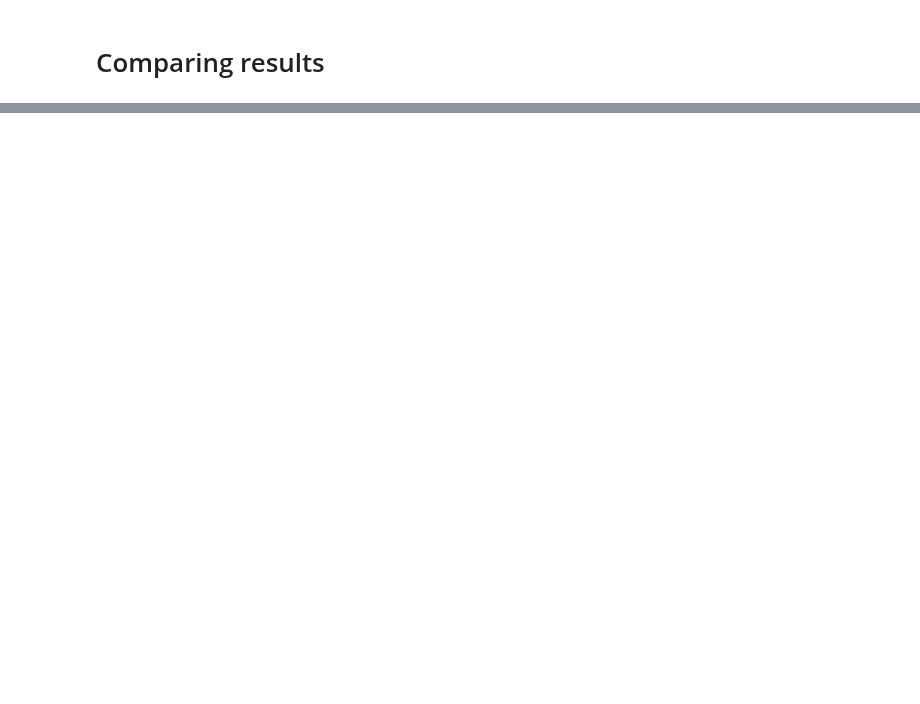
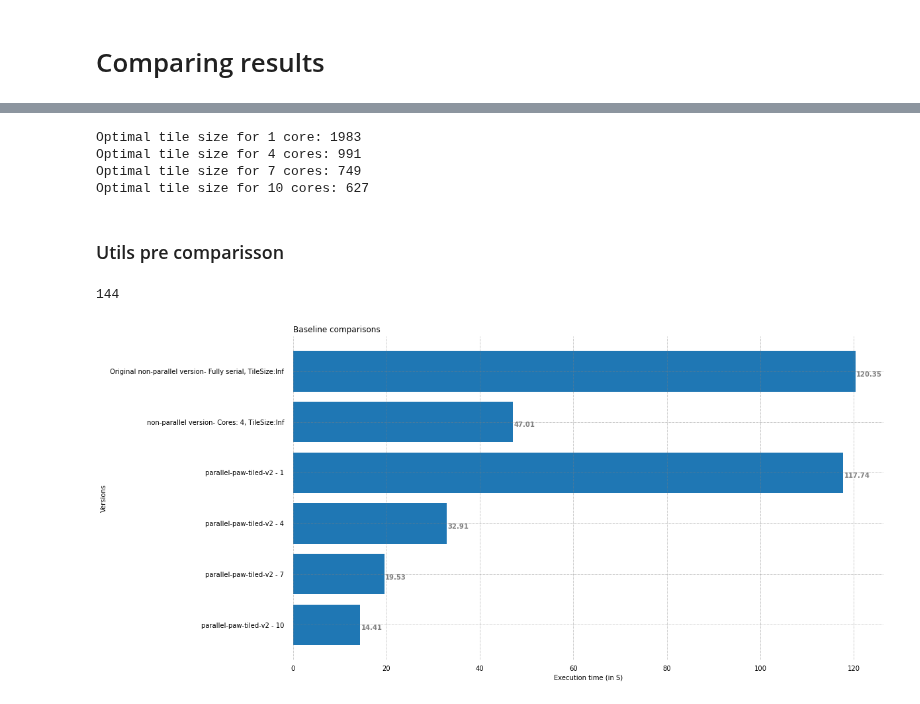
Before and after one commit to mgltorsa/Cetus-Paw-Tiling-Experiments, a Jupyter notebook: tiling/experiments/tileSize/matrix-multiplication/mm-notebook.ipynb, the cells around one changed output, grey strips where cells are left out. Saved outputs shown, nothing was run; the diff lists cells and outputs as text; code cells hidden in the pictures; blank space fills up the shorter version.

```diff
--- a/tiling/experiments/tileSize/matrix-multiplication/mm-notebook.ipynb
+++ b/tiling/experiments/tileSize/matrix-multiplication/mm-notebook.ipynb
@@ -635,0 +569,65 @@ comparing_to_baseline(baseline_data,parallel_baseline_data,comparing_dataframes)
+# %%
+single_core_ts_lv2= math.sqrt(cache_size_in_bytes/(3 * type_size_in_bytes * 1 ))
+four_core_ts_lv2 = math.sqrt(cache_size_in_bytes/(3 * type_size_in_bytes * 4 ))
+seven_core_ts_lv2 = math.sqrt(cache_size_in_bytes/(3 * type_size_in_bytes * 7 ))
+ten_core_ts_lv2 = math.sqrt(cache_size_in_bytes/(3 * type_size_in_bytes * 10 ))
+print(f"Optimal tile size for 1 core: {round(single_core_ts_lv2)}")
+print(f"Optimal tile size for 4 cores: {round(four_core_ts_lv2)}")
+print(f"Optimal tile size for 7 cores: {round(seven_core_ts_lv2)}")
+print(f"Optimal tile size for 10 cores: {round(ten_core_ts_lv2)}")
+# %% [output]
+Optimal tile size for 1 core: 1983
+Optimal tile size for 4 cores: 991
+Optimal tile size for 7 cores: 749
+Optimal tile size for 10 cores: 627
+# %% [markdown]
+### Utils pre comparisson
+# %%
+def comparing_to_baseline(baseline_data, parallel_baseline_data, comparing_dfs_data):
+    names = [baseline_data['name'], parallel_baseline_data['name']]
+    values = [get_average(baseline_data['dataframe']), get_average(parallel_baseline_data['dataframe'])]
+    for comparing_df_data in comparing_dfs_data:
+        comparing_name = comparing_df_data['name']
+        comparing_df = comparing_df_data['dataframe']
+        names.append(comparing_name)
+        values.append(get_average(comparing_df))
+    plot_comparisson(names,values)
+
+
+
+tile_size=tile_sizes[2]
+print(tile_size)
+
+version = 'parallel-paw-tiled-v2'
+comparing_df_raw = filter_by(df,'matrix-mult', 'speed-up',version , 1, tileSize=tile_size)
+comparing_df, average, std = clean(comparing_df_raw)
+
+comparing_df_raw_4 = filter_by(df,'matrix-mult', 'speed-up',version, 4, tileSize=tile_size)
+comparing_df_4, average, std = clean(comparing_df_raw_4)
+
+comparing_df_raw_7 = filter_by(df,'matrix-mult', 'speed-up',version, 7, tileSize=tile_size)
+comparing_df_7, average, std = clean(comparing_df_raw_7)
+
+comparing_df_raw_10 = filter_by(df,'matrix-mult', 'speed-up', version, 10, tileSize=tile_size)
+comparing_df_10, average, std = clean(comparing_df_raw_10)
+
+bbr_4 = filter_by(df,'matrix-mult', 'speed-up','parallel-non-tiled', 4, tileSize=0)
+bb_4, average, std = clean(bbr_4)
+comparing_dataframes = [
+    {'name': version+" - 1", 'dataframe': comparing_df },
+    {'name': version+" - 4", 'dataframe': comparing_df_4 },
+    {'name': version+" - 7", 'dataframe': comparing_df_7 },
+    {'name': version+" - 10", 'dataframe': comparing_df_10 }
+]
+baseline_data = {
+    'name': 'Original non-parallel version'+"- Fully serial, TileSize:Inf",
+    'dataframe': baseline
+}
+parallel_baseline_data = {
+    'name': 'non-parallel version'+"- Cores: 4, TileSize:Inf",
+    'dataframe': bb_4
+}
+comparing_to_baseline(baseline_data,parallel_baseline_data,comparing_dataframes)
+# %% [output]
+144
+[figure, added]
```
Also changed, not shown: parts of 23 cells of this notebook, 1 other file.
